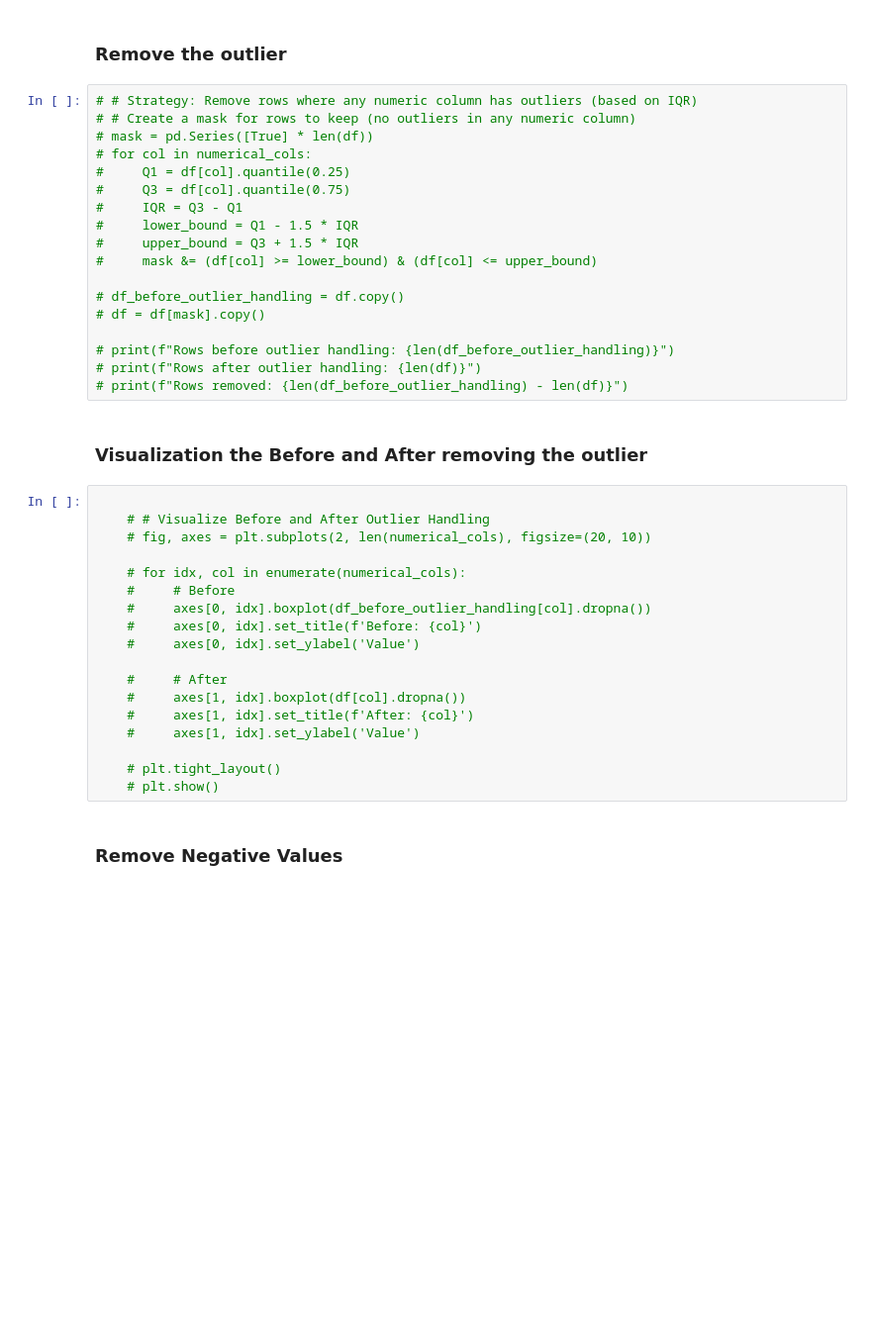
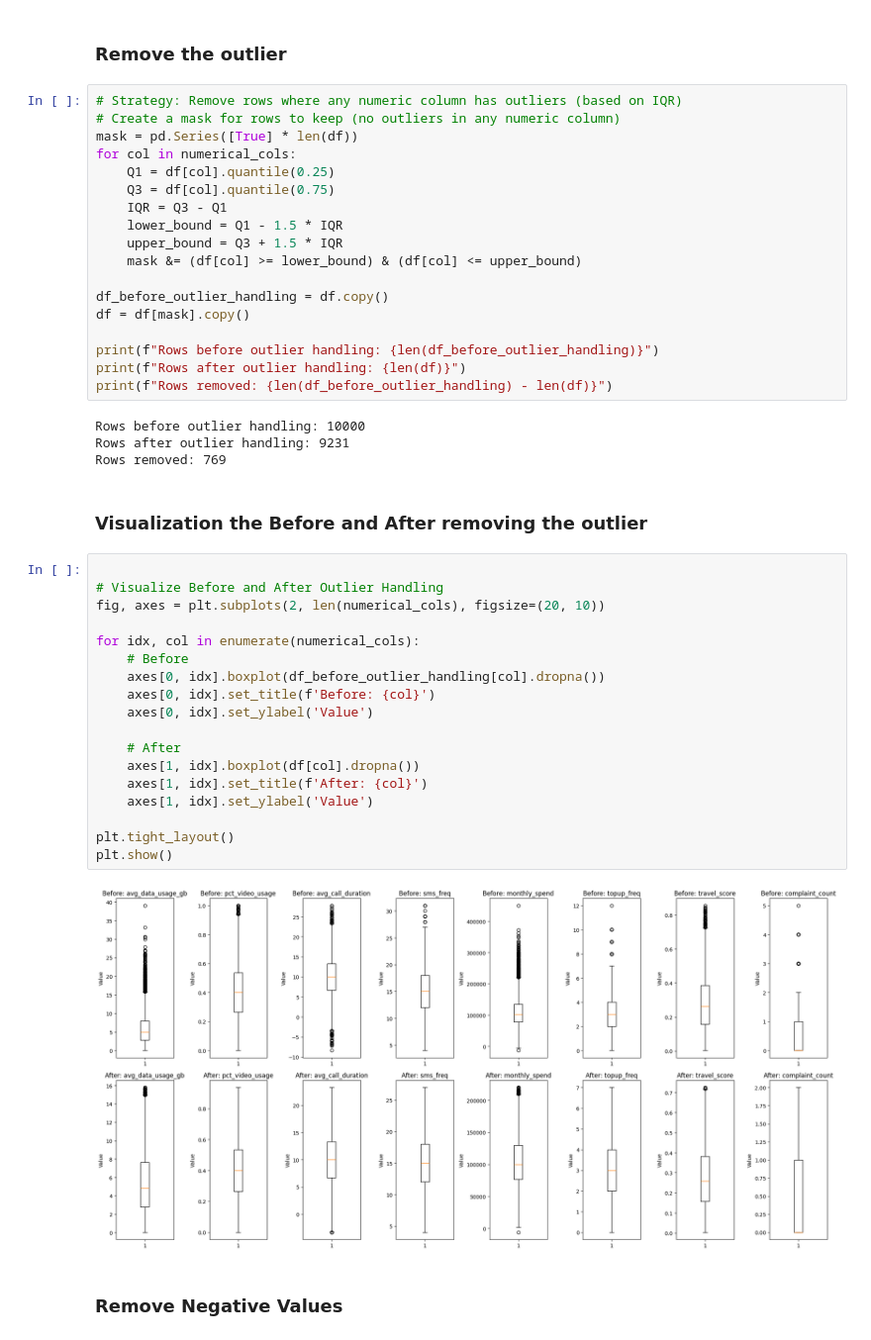
Before and after one commit to telco-system-recommendation/telco-model, a Jupyter notebook: notebook/main.ipynb, the cells around one changed output. Shown at 99% size. Cells and saved outputs as stored; diff of their text form; blank space fills up the shorter version.

```diff
--- a/notebook/main.ipynb
+++ b/notebook/main.ipynb
@@ -151,43 +148,49 @@ complaint_count: 138 outliers (1.38%)
 # %% [markdown]
 ### Remove the outlier
 # %%
-# # Strategy: Remove rows where any numeric column has outliers (based on IQR)
-# # Create a mask for rows to keep (no outliers in any numeric column)
-# mask = pd.Series([True] * len(df))
-# for col in numerical_cols:
-#     Q1 = df[col].quantile(0.25)
-#     Q3 = df[col].quantile(0.75)
-#     IQR = Q3 - Q1
-#     lower_bound = Q1 - 1.5 * IQR
-#     upper_bound = Q3 + 1.5 * IQR
-#     mask &= (df[col] >= lower_bound) & (df[col] <= upper_bound)
+# Strategy: Remove rows where any numeric column has outliers (based on IQR)
+# Create a mask for rows to keep (no outliers in any numeric column)
+mask = pd.Series([True] * len(df))
+for col in numerical_cols:
+    Q1 = df[col].quantile(0.25)
+    Q3 = df[col].quantile(0.75)
+    IQR = Q3 - Q1
+    lower_bound = Q1 - 1.5 * IQR
+    upper_bound = Q3 + 1.5 * IQR
+    mask &= (df[col] >= lower_bound) & (df[col] <= upper_bound)
 
-# df_before_outlier_handling = df.copy()
-# df = df[mask].copy()
+df_before_outlier_handling = df.copy()
+df = df[mask].copy()
 
-# print(f"Rows before outlier handling: {len(df_before_outlier_handling)}")
-# print(f"Rows after outlier handling: {len(df)}")
-# print(f"Rows removed: {len(df_before_outlier_handling) - len(df)}")
+print(f"Rows before outlier handling: {len(df_before_outlier_handling)}")
+print(f"Rows after outlier handling: {len(df)}")
+print(f"Rows removed: {len(df_before_outlier_handling) - len(df)}")
+# %% [output]
+Rows before outlier handling: 10000
+Rows after outlier handling: 9231
+Rows removed: 769
 # %% [markdown]
 ### Visualization the Before and After removing the outlier
 # %%
 
-    # # Visualize Before and After Outlier Handling
-    # fig, axes = plt.subplots(2, len(numerical_cols), figsize=(20, 10))
+# Visualize Before and After Outlier Handling
+fig, axes = plt.subplots(2, len(numerical_cols), figsize=(20, 10))
 
-    # for idx, col in enumerate(numerical_cols):
-    #     # Before
-    #     axes[0, idx].boxplot(df_before_outlier_handling[col].dropna())
-    #     axes[0, idx].set_title(f'Before: {col}')
-    #     axes[0, idx].set_ylabel('Value')
+for idx, col in enumerate(numerical_cols):
+    # Before
+    axes[0, idx].boxplot(df_before_outlier_handling[col].dropna())
+    axes[0, idx].set_title(f'Before: {col}')
+    axes[0, idx].set_ylabel('Value')
 
-    #     # After
-    #     axes[1, idx].boxplot(df[col].dropna())
-    #     axes[1, idx].set_title(f'After: {col}')
-    #     axes[1, idx].set_ylabel('Value')
+    # After
+    axes[1, idx].boxplot(df[col].dropna())
+    axes[1, idx].set_title(f'After: {col}')
+    axes[1, idx].set_ylabel('Value')
 
-    # plt.tight_layout()
-    # plt.show()
+plt.tight_layout()
+plt.show()
+# %% [output]
+[figure, added]
 # %% [markdown]
 ### Remove Negative Values
 # %%
```
Also changed, not shown: parts of 26 cells of this notebook, 19 other files.
